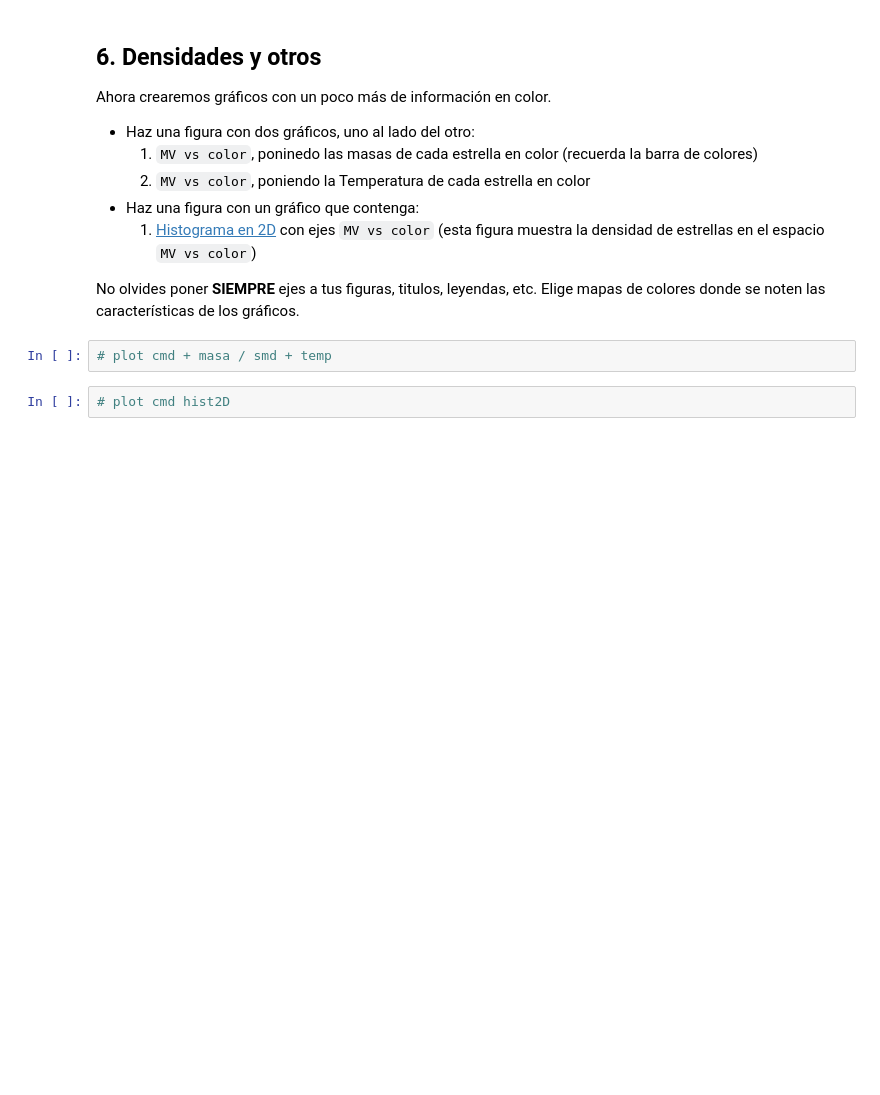
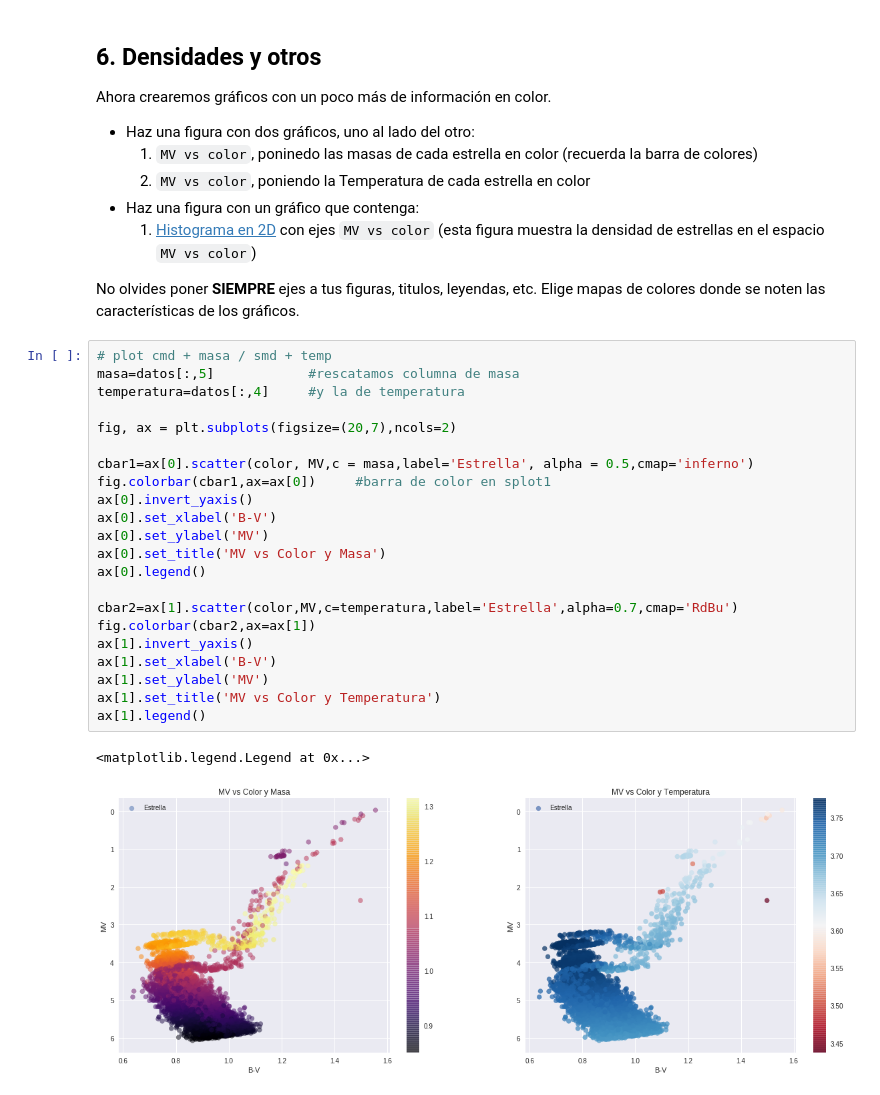
Before and after one commit to chenriquezb/minitarea2, a Jupyter notebook: Copia_de_minitarea2.ipynb, the cells around one changed output. Saved outputs shown, nothing was run; the diff lists cells and outputs as text; blank space fills up the shorter version.

```diff
--- a/Copia_de_minitarea2.ipynb
+++ b/Copia_de_minitarea2.ipynb
@@ -173,7 +172,28 @@ Ahora crearemos gráficos con un poco más de información en color.
     1. [Histograma en 2D](https://matplotlib.org/api/_as_gen/matplotlib.pyplot.hist2d.html) con ejes `MV vs color` (esta figura muestra la densidad de estrellas en el espacio `MV vs color`)
 
 No olvides poner **SIEMPRE** ejes a tus figuras, titulos, leyendas, etc. Elige mapas de colores donde se noten las características de los gráficos.
-# %%
-# plot cmd + masa / smd + temp
-# %%
-# plot cmd hist2D
+# %%
+# plot cmd + masa / smd + temp
+masa=datos[:,5]            #rescatamos columna de masa
+temperatura=datos[:,4]     #y la de temperatura
+
+fig, ax = plt.subplots(figsize=(20,7),ncols=2)
+
+cbar1=ax[0].scatter(color, MV,c = masa,label='Estrella', alpha = 0.5,cmap='inferno')
+fig.colorbar(cbar1,ax=ax[0])     #barra de color en splot1
+ax[0].invert_yaxis()
+ax[0].set_xlabel('B-V')
+ax[0].set_ylabel('MV')
+ax[0].set_title('MV vs Color y Masa')
+ax[0].legend()
+
+cbar2=ax[1].scatter(color,MV,c=temperatura,label='Estrella',alpha=0.7,cmap='RdBu')
+fig.colorbar(cbar2,ax=ax[1])
+ax[1].invert_yaxis()
+ax[1].set_xlabel('B-V')
+ax[1].set_ylabel('MV')
+ax[1].set_title('MV vs Color y Temperatura')
+ax[1].legend()
+# %% [output]
+<matplotlib.legend.Legend at 0x...>
+[figure, added]
```
Also changed, not shown: parts of 3 cells of this notebook.
